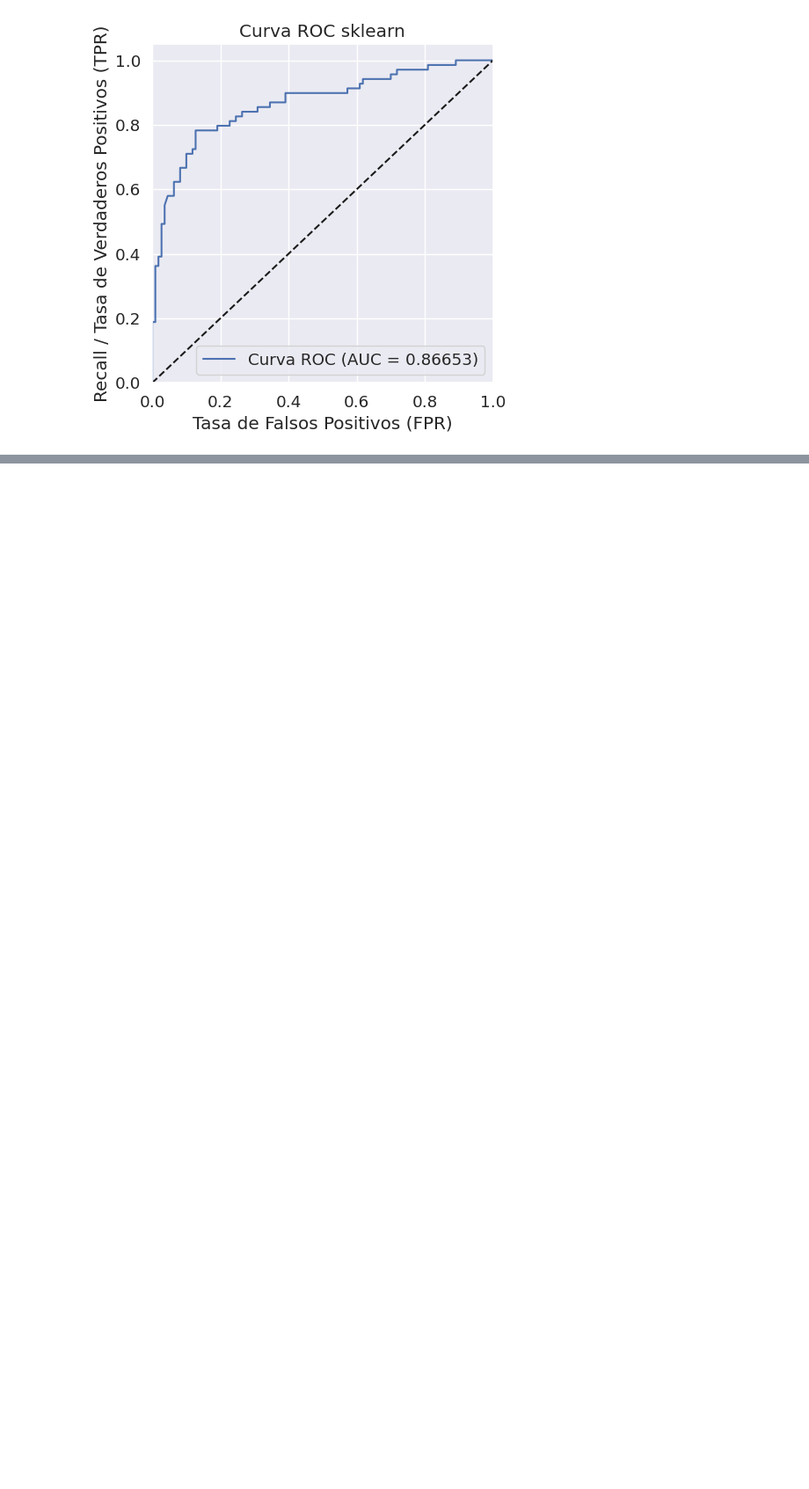
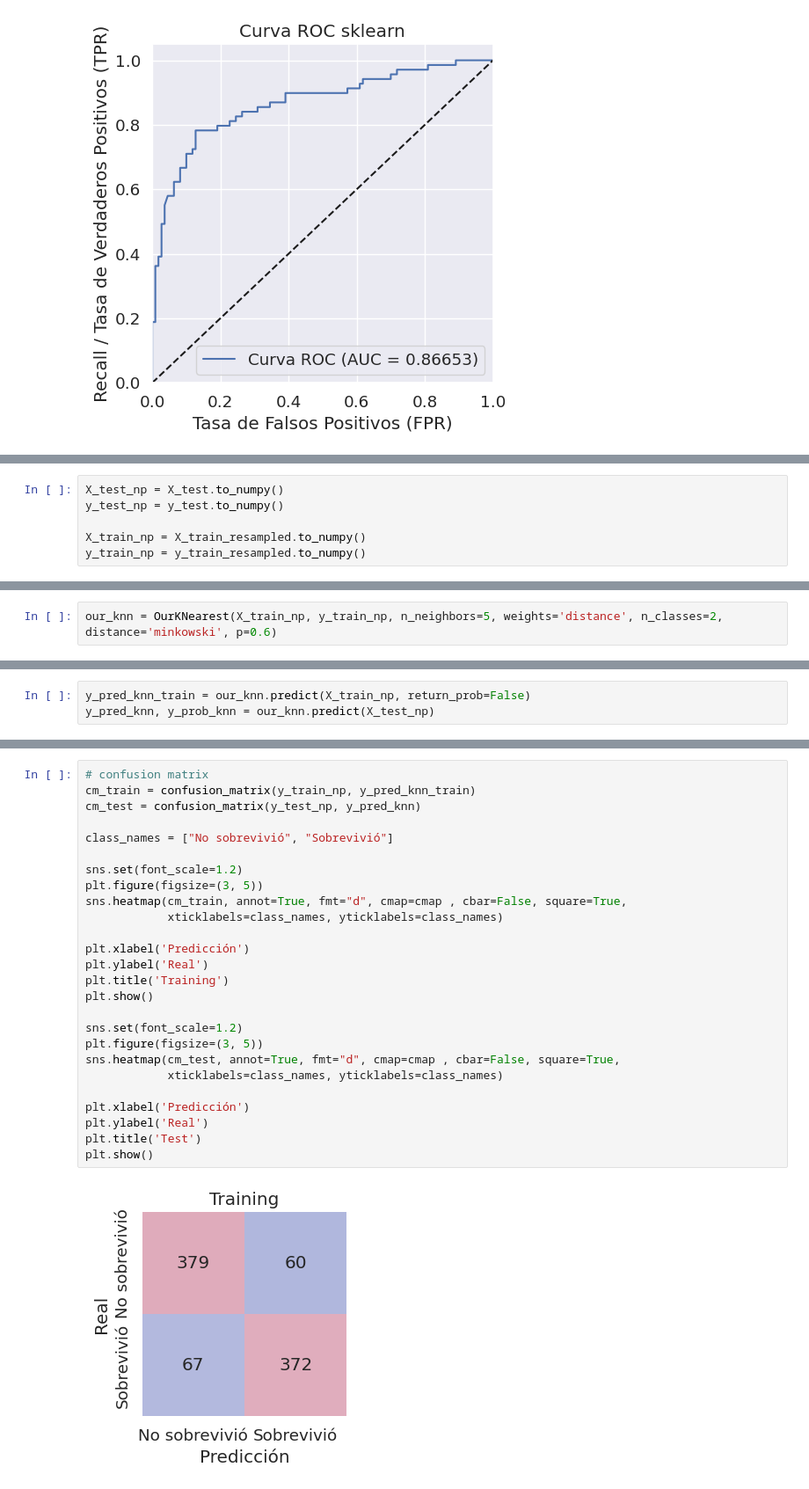
Before and after one commit to danib08/Reconocimiento-de-Patrones, a Jupyter notebook: Proyecto1.ipynb, the cells around one changed output, grey strips where cells are left out. Shown at 88% size. Drawn from its saved outputs; the diff is of its cells as text; blank space fills up the shorter version.

```diff
--- a/Proyecto1.ipynb
+++ b/Proyecto1.ipynb
@@ -2955,0 +2960,6 @@ plt.show()
+# %%
+X_test_np = X_test.to_numpy()
+y_test_np = y_test.to_numpy()
+
+X_train_np = X_train_resampled.to_numpy()
+y_train_np = y_train_resampled.to_numpy()
@@ -2955,0 +2968,2 @@ plt.show()
+# %%
+our_knn = OurKNearest(X_train_np, y_train_np, n_neighbors=5, weights='distance', n_classes=2, distance='minkowski', p=0.6)
@@ -2955,0 +2972,3 @@ plt.show()
+# %%
+y_pred_knn_train = our_knn.predict(X_train_np, return_prob=False)
+y_pred_knn, y_prob_knn = our_knn.predict(X_test_np)
@@ -2955,0 +3010,28 @@ plt.show()
+# %%
+# confusion matrix
+cm_train = confusion_matrix(y_train_np, y_pred_knn_train)
+cm_test = confusion_matrix(y_test_np, y_pred_knn)
+
+class_names = ["No sobrevivió", "Sobrevivió"]
+
+sns.set(font_scale=1.2)
+plt.figure(figsize=(3, 5))
+sns.heatmap(cm_train, annot=True, fmt="d", cmap=cmap , cbar=False, square=True,
+            xticklabels=class_names, yticklabels=class_names)
+
+plt.xlabel('Predicción')
+plt.ylabel('Real')
+plt.title('Training')
+plt.show()
+
+sns.set(font_scale=1.2)
+plt.figure(figsize=(3, 5))
+sns.heatmap(cm_test, annot=True, fmt="d", cmap=cmap , cbar=False, square=True,
+            xticklabels=class_names, yticklabels=class_names)
+
+plt.xlabel('Predicción')
+plt.ylabel('Real')
+plt.title('Test')
+plt.show()
+# %% [output]
+[figure, added]
```
Also changed, not shown: parts of 20 cells of this notebook.
